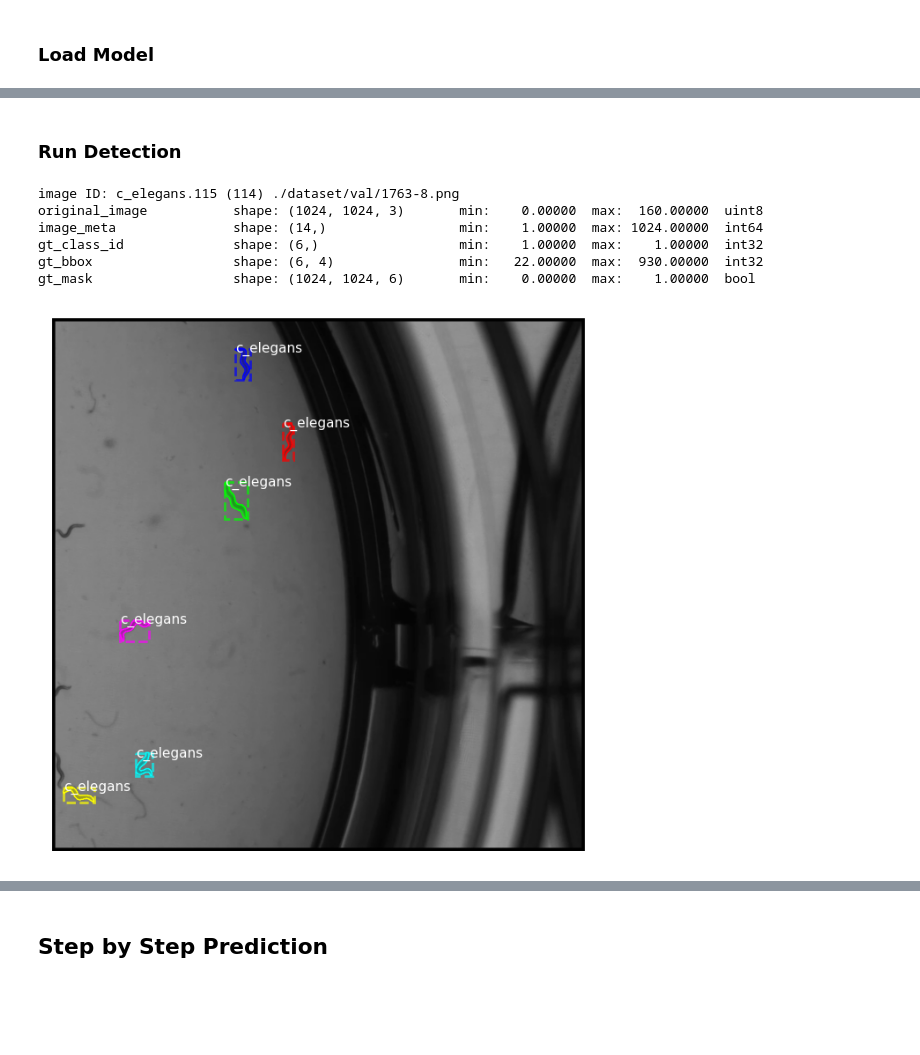
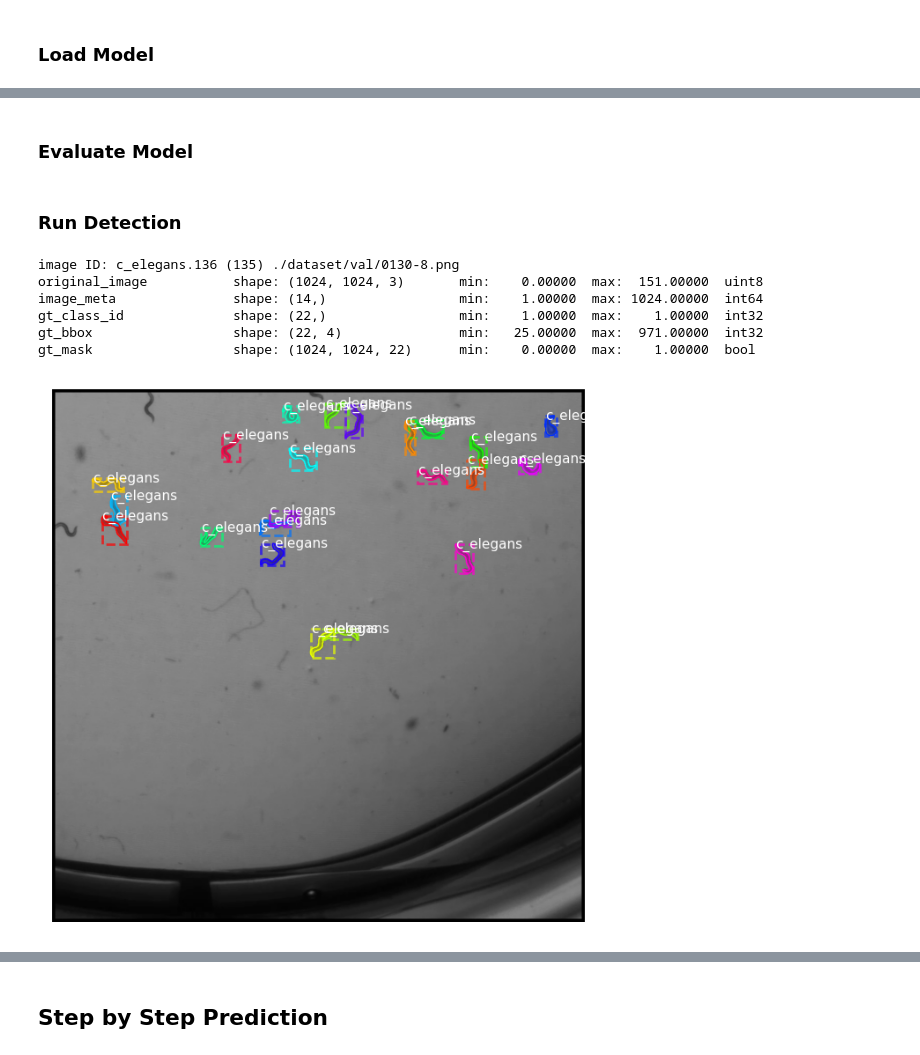
Before and after one commit to imke-schwenke/InstanceSegmentation, a Jupyter notebook: inspect_model.ipynb, the cells around one changed output, grey strips where cells are left out. Cells and saved outputs as stored; diff of their text form; code cells hidden in the pictures; blank space fills up the shorter version.

```diff
--- a/inspect_model.ipynb
+++ b/inspect_model.ipynb
@@ -139,0 +133,2 @@ Loading weights  ./mask_rcnn_custom.h5
+# %% [markdown]
+### Evaluate Model
@@ -142,30 +154,30 @@ Loading weights  ./mask_rcnn_custom.h5
 # %%
 from mrcnn import utils
 # Test on a random image
-image_id = random.choice(dataset.image_ids)
+image_id = np.random.choice(dataset.image_ids)
 image, image_meta, gt_class_id, gt_bbox, gt_mask =\
     modellib.load_image_gt(dataset, config,
                            image_id)
 info = dataset.image_info[image_id]
 print("image ID: {}.{} ({}) {}".format(info["source"], info["id"], image_id,
                                        dataset.image_reference(image_id)))
 mask = utils.expand_mask(gt_bbox, gt_mask, image.shape)
 log("original_image", image)
 log("image_meta", image_meta)
 log("gt_class_id", gt_class_id)
 log("gt_bbox", gt_bbox)
 log("gt_mask", mask)
 
 visualize.display_instances(image, gt_bbox, mask, gt_class_id,
                             dataset.class_names, figsize=(8, 8))
 # %% [output]
-image ID: c_elegans.115 (114) ./dataset/val/1763-8.png
-original_image           shape: (1024, 1024, 3)       min:    0.00000  max:  160.00000  uint8
+image ID: c_elegans.136 (135) ./dataset/val/0130-8.png
+original_image           shape: (1024, 1024, 3)       min:    0.00000  max:  151.00000  uint8
 image_meta               shape: (14,)                 min:    1.00000  max: 1024.00000  int64
-gt_class_id              shape: (6,)                  min:    1.00000  max:    1.00000  int32
-gt_bbox                  shape: (6, 4)                min:   22.00000  max:  930.00000  int32
-gt_mask                  shape: (1024, 1024, 6)       min:    0.00000  max:    1.00000  bool
+gt_class_id              shape: (22,)                 min:    1.00000  max:    1.00000  int32
+gt_bbox                  shape: (22, 4)               min:   25.00000  max:  971.00000  int32
+gt_mask                  shape: (1024, 1024, 22)      min:    0.00000  max:    1.00000  bool
-[figure, old version]
+[figure, new version]
 # %%
 # Run object detection
 results = model.detect([image], verbose=1)
```
Also changed, not shown: parts of 30 cells of this notebook, 15 other files.
